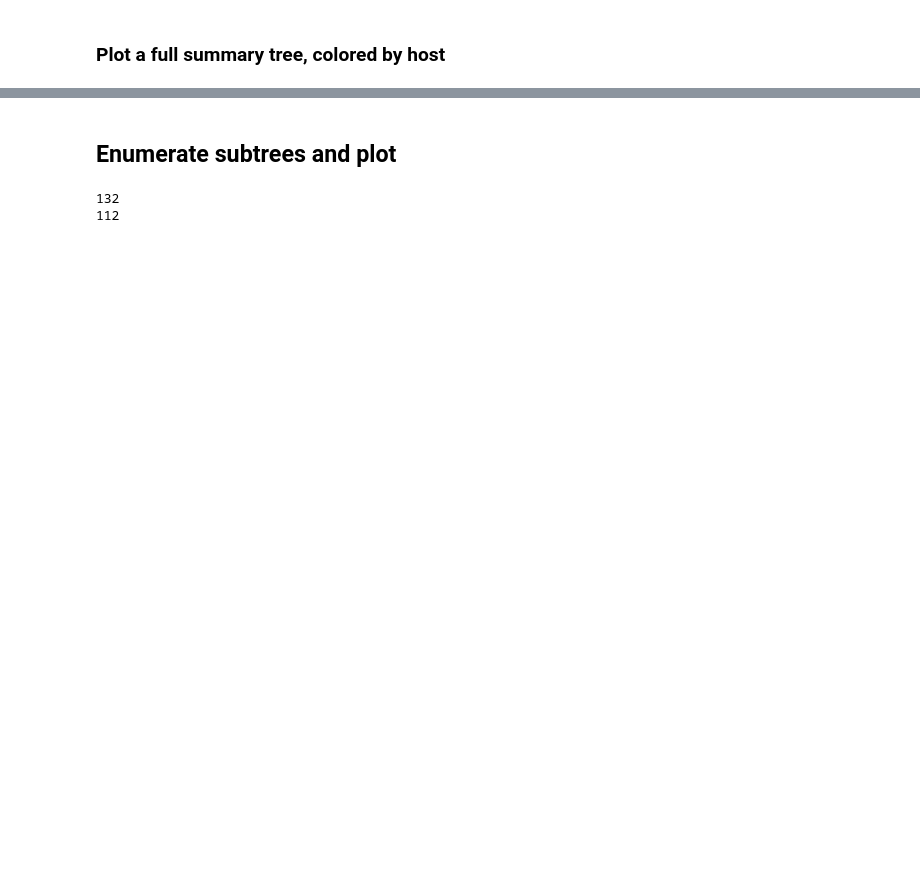
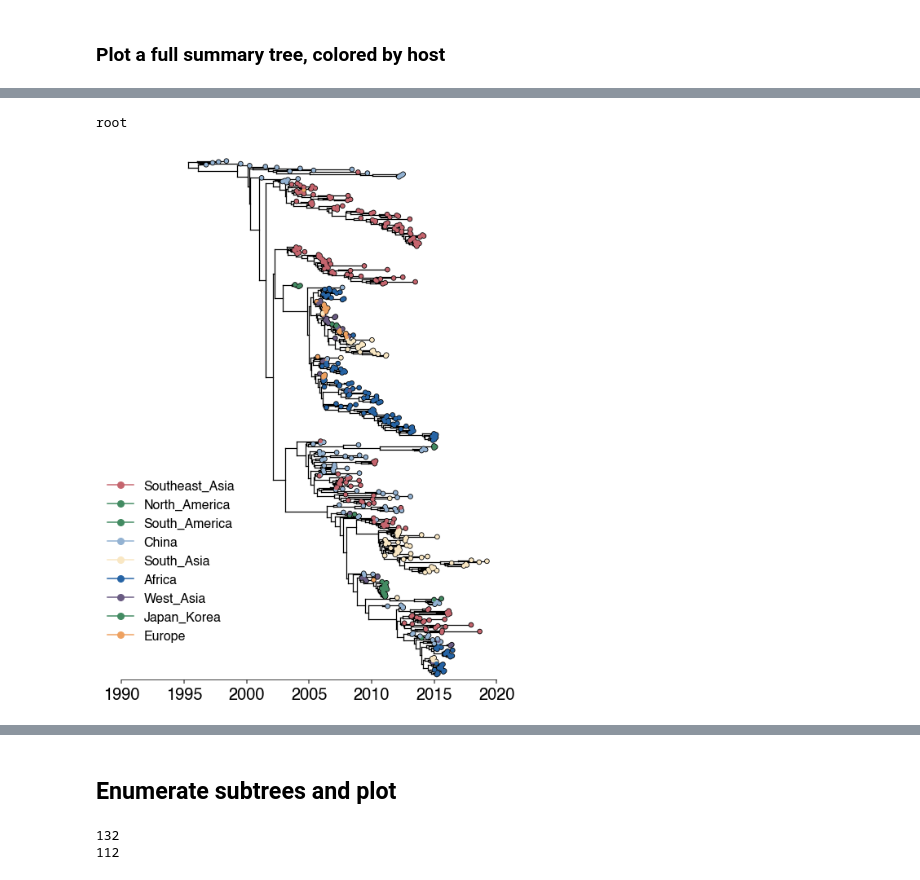
Before and after one commit to lmoncla/h5n1-host-classification, a Jupyter notebook: beast/plot-mcc-tree-and-parameters.ipynb, the cells around one changed output, grey strips where cells are left out. Drawn from its saved outputs; the diff is of its cells as text; code cells hidden in the pictures; blank space fills up the shorter version.

```diff
--- a/beast/plot-mcc-tree-and-parameters.ipynb
+++ b/beast/plot-mcc-tree-and-parameters.ipynb
@@ -51,6 +51,6 @@ tree = bt.loadNexus(to_run['tree'])
 label = to_run['label']
 # %%
 for k in tree.Objects:
-    if k.branchType == "node":
-        #print(k.parent.traits)
+    if k.branchType == "leaf":
+        #print(k.name)
         pass
@@ -178,0 +357,14 @@ root
+# %%
+region_color_dict = {"Southeast_Asia":"#C5656E","North_America":"#438B62", "South_America":"#438B62",
+                    "China":"#93B2D2","South_Asia":"#F9E7C3", "Africa":"#2664A5", "West_Asia":"#695B82",
+                    "Japan_Korea":"#438B62", "Europe":"#EEA160"} # oraaange  green: "#438B62"
+# %%
+width = 8
+length = 10
+filename = "figures/mcc-tree-by-region-"+label+"-"+current_date #+".pdf"
+traitName = 'max'   # max for mascot, type for mtt
+
+plot_full_mcc_tree_colorby_region(width, length, tree, filename, traitName, region_color_dict)
+# %% [output]
+root
+[figure, added]
```
Also changed, not shown: parts of 34 cells of this notebook, 13 other files.
